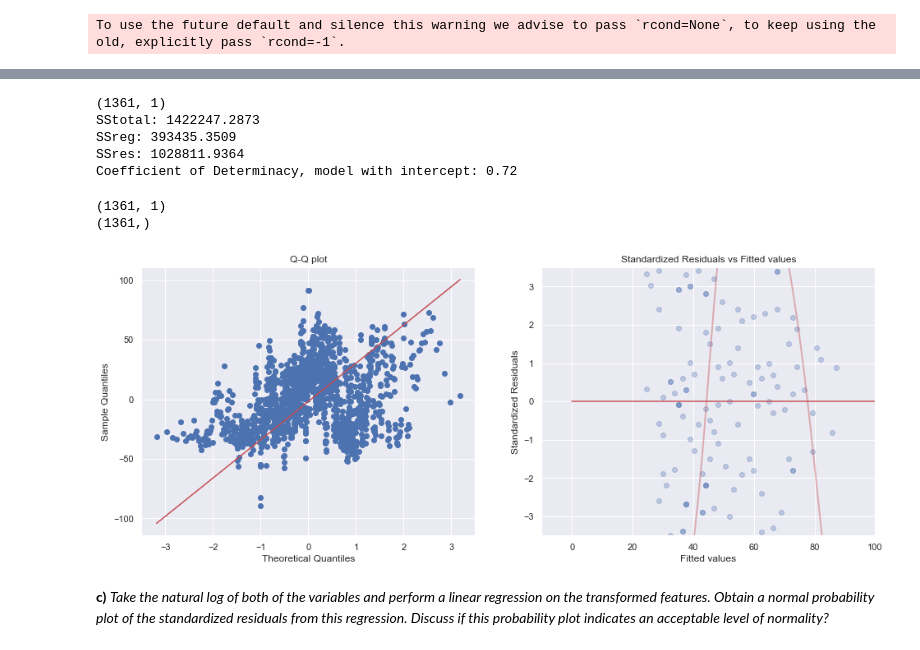
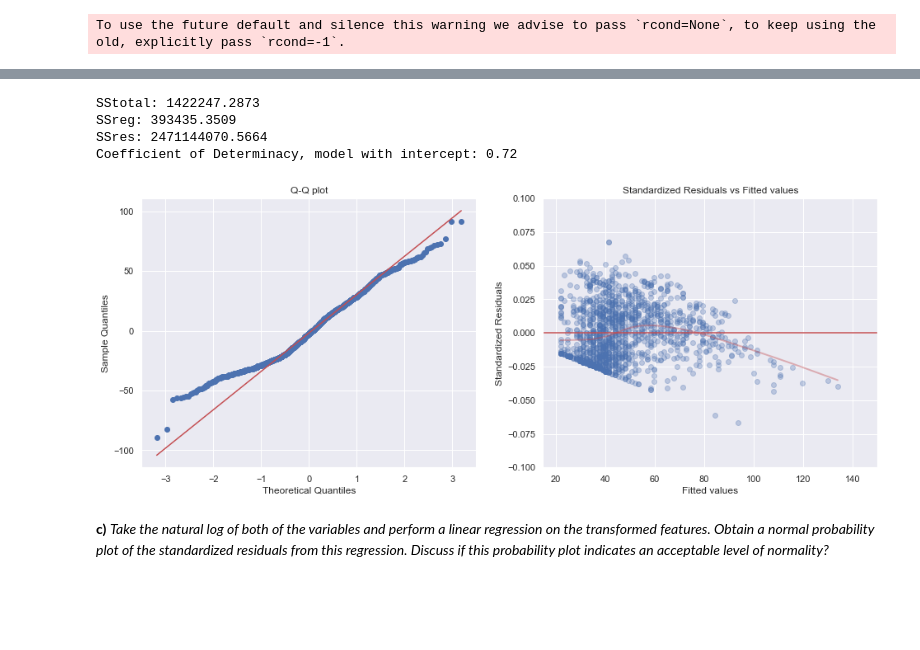
Before and after one commit to oranium/datamining, a Jupyter notebook: NewDataSet/Tryings_on_linear_regression.ipynb, the cells around one changed output, grey strips where cells are left out. Drawn from its saved outputs; the diff is of its cells as text; code cells hidden in the pictures; blank space fills up the shorter version.

```diff
--- a/NewDataSet/Tryings_on_linear_regression.ipynb
+++ b/NewDataSet/Tryings_on_linear_regression.ipynb
@@ -128,8 +128,8 @@ def ss_total(y):
 # y shape is (209,) and predictions shape is (209,1)
 # shapes have to agree when using element-wise operations in numpy
 
-y = np.reshape(y,(-1,1))
-print(y.shape)
+#y = np.reshape(y,(-1,1))
+#print(y.shape)
 
 # The regression sum of squares, also called the explained sum of squares:
 def ss_reg(pred, y):
@@ -165,57 +165,49 @@ print('SSres:', round(ssres,4))
 
 print('Coefficient of Determinacy, model with intercept:', np.round(rsq_with_intercept,2))
 # %% [output]
-(1361, 1)
 SStotal: 1422247.2873
 SSreg: 393435.3509
-SSres: 1028811.9364
+SSres: 2471144070.5664
 Coefficient of Determinacy, model with intercept: 0.72
 # %%
 fig, axs = plt.subplots(ncols=2, # Set the number of columns to split the figure in
                         figsize=(16, 6)) # size of the whole figure
 
 # re-computing our model values
 predictions = dot(x,beta)
-#residuals = y - predictions[:,0]
-residuals = y - predictions
+residuals = y - predictions[:,0]
 degrees_of_freedom = len(y) - x.shape[1]
+x_val = x[:,1]
 
 sm.qqplot(residuals,
           stats.t,
           distargs=(degrees_of_freedom,),
           line='q',
           ax=axs[0])
 axs[0].set_title(label = 'Q-Q plot')
 axs[0].set_xlim(-3.5,3.5)
 
-#residuals_standard_error = np.sqrt(ssres/(len(x)-1-1))
-residuals_standard_error = np.sqrt((1/degrees_of_freedom)*np.sum(residuals**2))
-#mean_independent_variable = np.sum(x)/len(x)
-mean_independent_variable = np.mean(x[:,1])
-
-leverage = (1/len(x))+(((x[:,1]-mean_independent_variable)**2)/(np.sum((x[:,1]-mean_independent_variable)**2)))
-standardized_rediduals = np.divide(residuals[:,0],(np.sqrt(1-leverage)))
-predictions = np.reshape(predictions, (-1,1))
-
-print(predictions.shape)
-print(standardized_rediduals.shape)
+residuals_standard_error = np.sqrt(ssres / degrees_of_freedom)
+mean_independent_variable = np.sum(x_val)/len(x_val)
+leverage = (1 / len(x_val)) +   (x_val-mean_independent_variable)**2\
+                                    /np.sum((x_val-mean_independent_variable)**2)
+leverage = np.reshape(leverage,(-1,1))
+s_resid = residuals_standard_error * np.sqrt(1-leverage)
+standardized_rediduals = residuals / s_resid[:,0]
 sns.regplot(x=predictions[:,0],
             y=standardized_rediduals,
             ax=axs[1],
             lowess=True,
             scatter_kws={'alpha':0.3},
             line_kws={"color":"r","alpha":0.4,"lw":2})
 plt.plot(np.arange(len(standardized_rediduals)), [0]*len(standardized_rediduals), 'r-')
-axs[1].set_ylim(-3.5,3.5)
-axs[1].set_xlim(-10.0,100.0)
-
+axs[1].set_ylim(-0.1,0.1)
+axs[1].set_xlim(15, 150)
 axs[1].set(ylabel='Standardized Residuals',
            xlabel='Fitted values');
 axs[1].set_title(label = 'Standardized Residuals vs Fitted values');
 # %% [output]
-(1361, 1)
-(1361,)
-[figure, old version]
+[figure, new version]
 # %% [markdown]
 **c)** *Take the natural log of both of the variables and perform a linear regression on the transformed features. Obtain a normal probability plot of the standardized residuals from this regression. Discuss if this probability plot indicates an acceptable level of normality?*
 # %%
```
Also changed, not shown: parts of 15 cells of this notebook.
